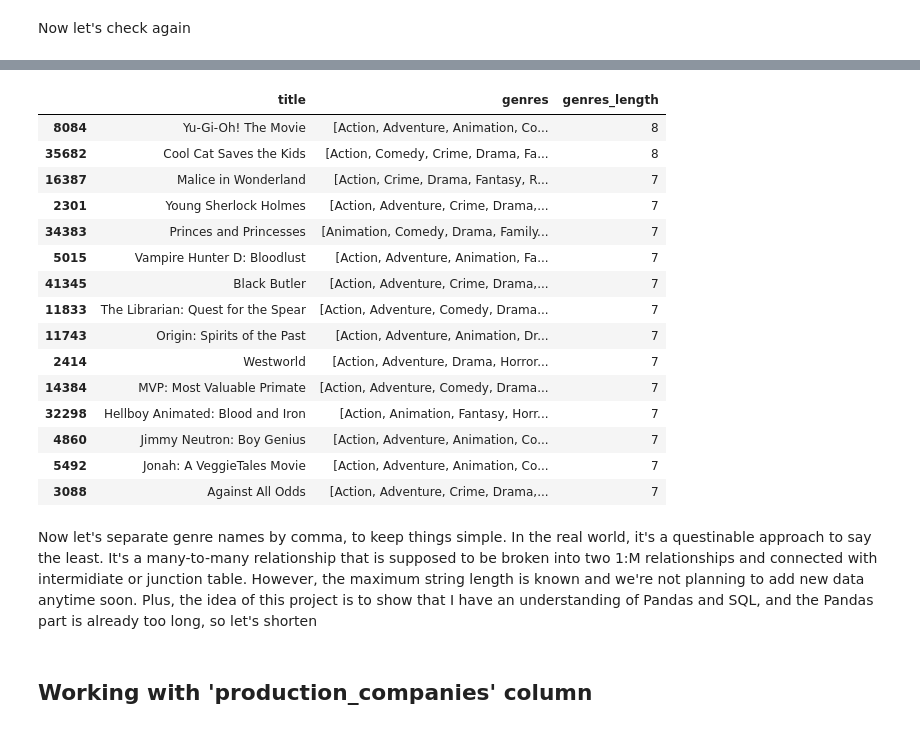
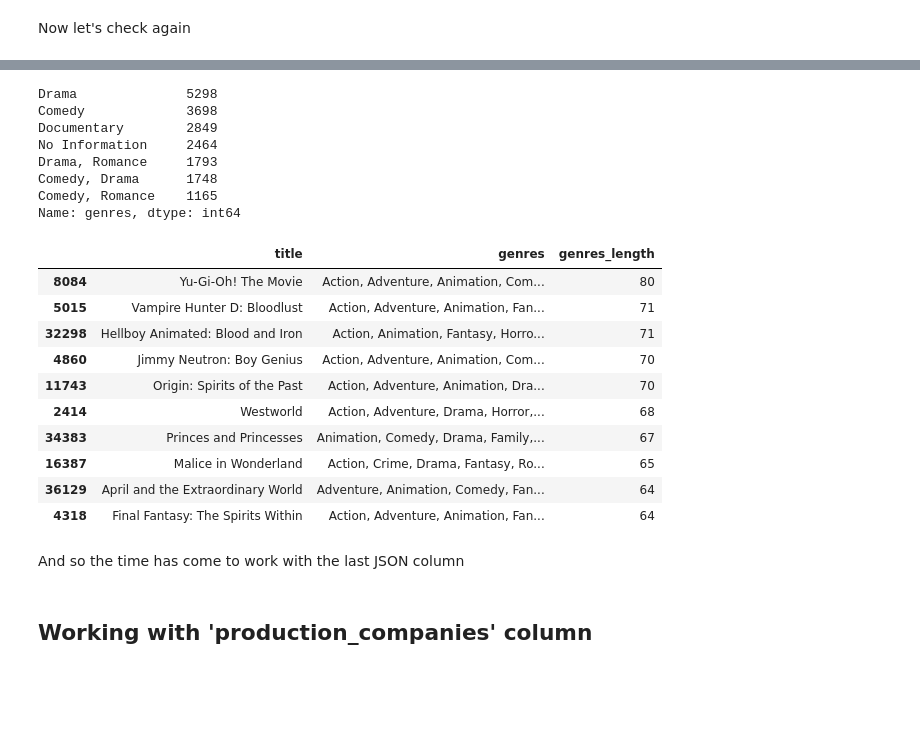
Before and after one commit to SanAntonik/MRS, a Jupyter notebook: analyze.ipynb, the cells around one changed output, grey strips where cells are left out. Saved outputs shown, nothing was run; the diff lists cells and outputs as text; code cells hidden in the pictures; blank space fills up the shorter version.

Commit message:
Join genres by comma and improve explanation for handling M:M

```diff
--- a/analyze.ipynb
+++ b/analyze.ipynb
@@ -283,30 +295,38 @@ Name: genres, dtype: int64
+# %%
+# Convert the list of genres into a string with comma as a delimiter
+df["genres"] = df["genres"].apply(lambda x: ", ".join(x) if x else "No Information")
+# %%
+df["genres"].value_counts().head(7)
+# %% [output]
+Drama              5298
+Comedy             3698
+Documentary        2849
+No Information     2464
+Drama, Romance     1793
+Comedy, Drama      1748
+Comedy, Romance    1165
+Name: genres, dtype: int64
 # %%
 # Sort the DataFrame by the length of the genre_names lists in descending order
 df_sorted = df[df["genres"].apply(lambda x: len(x) > 0)].copy()  # Remove empty lists
 df_sorted["genres_length"] = df_sorted["genres"].apply(len)
 df_sorted = df_sorted.sort_values(by="genres_length", ascending=False)
-
 # Display the DataFrame with the longest genres lists first
-df_sorted[["title", "genres", "genres_length"]].head(15)
+df_sorted[["title", "genres", "genres_length"]].head(10)
 # %% [output]
 |  | title | genres | genres_length |
-| 8084 | Yu-Gi-Oh! The Movie | [Action, Adventure, Animation, Co... | 8 |
-| 35682 | Cool Cat Saves the Kids | [Action, Comedy, Crime, Drama, Fa... | 8 |
-| 16387 | Malice in Wonderland | [Action, Crime, Drama, Fantasy, R... | 7 |
-| 2301 | Young Sherlock Holmes | [Action, Adventure, Crime, Drama,... | 7 |
-| 34383 | Princes and Princesses | [Animation, Comedy, Drama, Family... | 7 |
-| 5015 | Vampire Hunter D: Bloodlust | [Action, Adventure, Animation, Fa... | 7 |
-| 41345 | Black Butler | [Action, Adventure, Crime, Drama,... | 7 |
-| 11833 | The Librarian: Quest for the Spear | [Action, Adventure, Comedy, Drama... | 7 |
-| 11743 | Origin: Spirits of the Past | [Action, Adventure, Animation, Dr... | 7 |
-| 2414 | Westworld | [Action, Adventure, Drama, Horror... | 7 |
-| 14384 | MVP: Most Valuable Primate | [Action, Adventure, Comedy, Drama... | 7 |
-| 32298 | Hellboy Animated: Blood and Iron | [Action, Animation, Fantasy, Horr... | 7 |
-| 4860 | Jimmy Neutron: Boy Genius | [Action, Adventure, Animation, Co... | 7 |
-| 5492 | Jonah: A VeggieTales Movie | [Action, Adventure, Animation, Co... | 7 |
-| 3088 | Against All Odds | [Action, Adventure, Crime, Drama,... | 7 |
+| 8084 | Yu-Gi-Oh! The Movie | Action, Adventure, Animation, Com... | 80 |
+| 5015 | Vampire Hunter D: Bloodlust | Action, Adventure, Animation, Fan... | 71 |
+| 32298 | Hellboy Animated: Blood and Iron | Action, Animation, Fantasy, Horro... | 71 |
+| 4860 | Jimmy Neutron: Boy Genius | Action, Adventure, Animation, Com... | 70 |
+| 11743 | Origin: Spirits of the Past | Action, Adventure, Animation, Dra... | 70 |
+| 2414 | Westworld | Action, Adventure, Drama, Horror,... | 68 |
+| 34383 | Princes and Princesses | Animation, Comedy, Drama, Family,... | 67 |
+| 16387 | Malice in Wonderland | Action, Crime, Drama, Fantasy, Ro... | 65 |
+| 36129 | April and the Extraordinary World | Adventure, Animation, Comedy, Fan... | 64 |
+| 4318 | Final Fantasy: The Spirits Within | Action, Adventure, Animation, Fan... | 64 |
-# %% [markdown]
-Now let's separate genre names by comma, to keep things simple. In the real world, it's a questinable approach to say the least. It's a many-to-many relationship that is supposed to be broken into two 1:M relationships and connected with intermidiate or junction table. However, the maximum string length is known and we're not planning to add new data anytime soon. Plus, the idea of this project is to show that I have an understanding of Pandas and SQL, and the Pandas part is already too long, so let's shorten
+# %% [markdown]
+And so the time has come to work with the last JSON column
 # %% [markdown]
 ## Working with 'production_companies' column
 # %%
```
Also changed, not shown: parts of 4 cells of this notebook.
